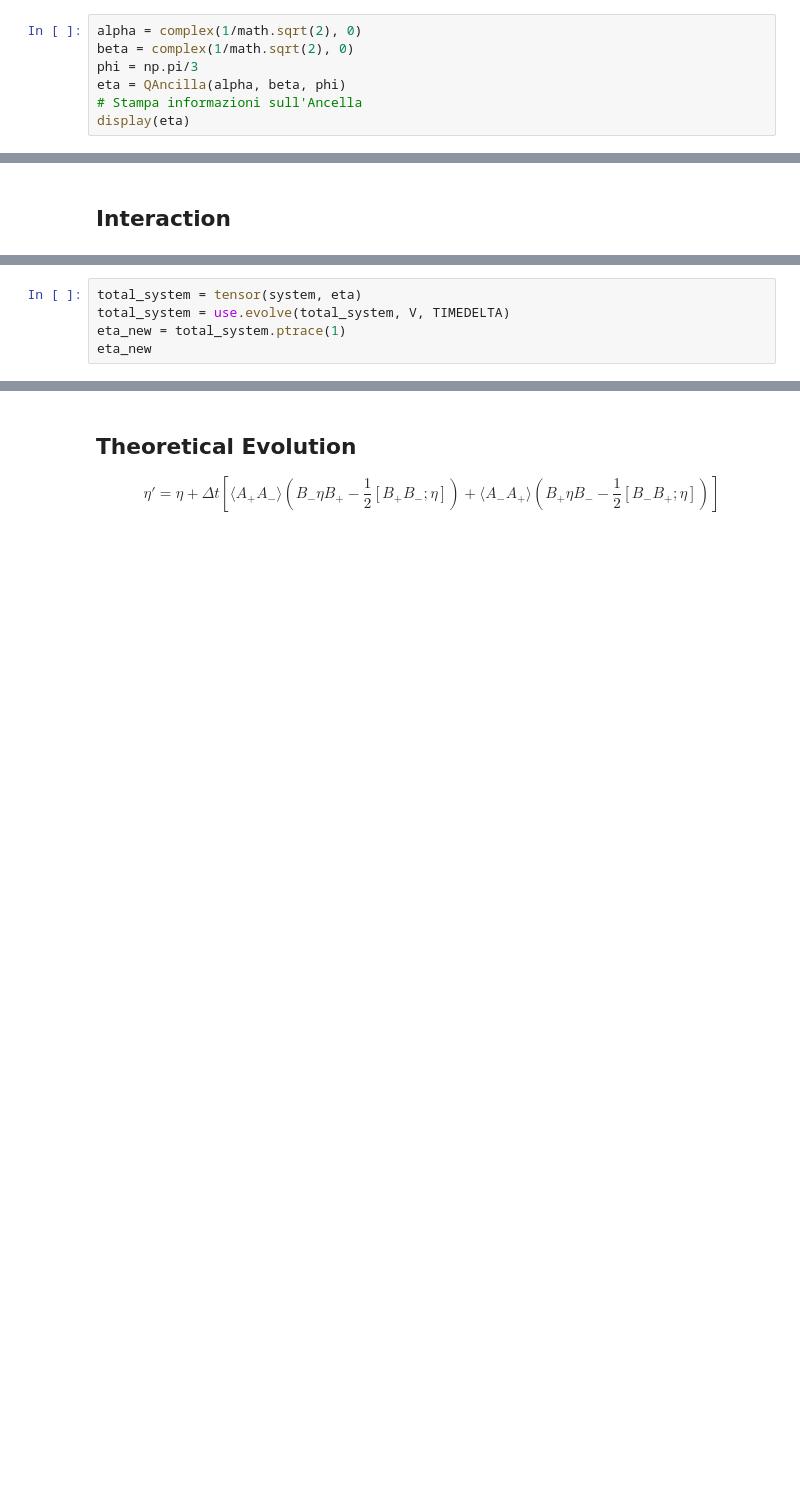
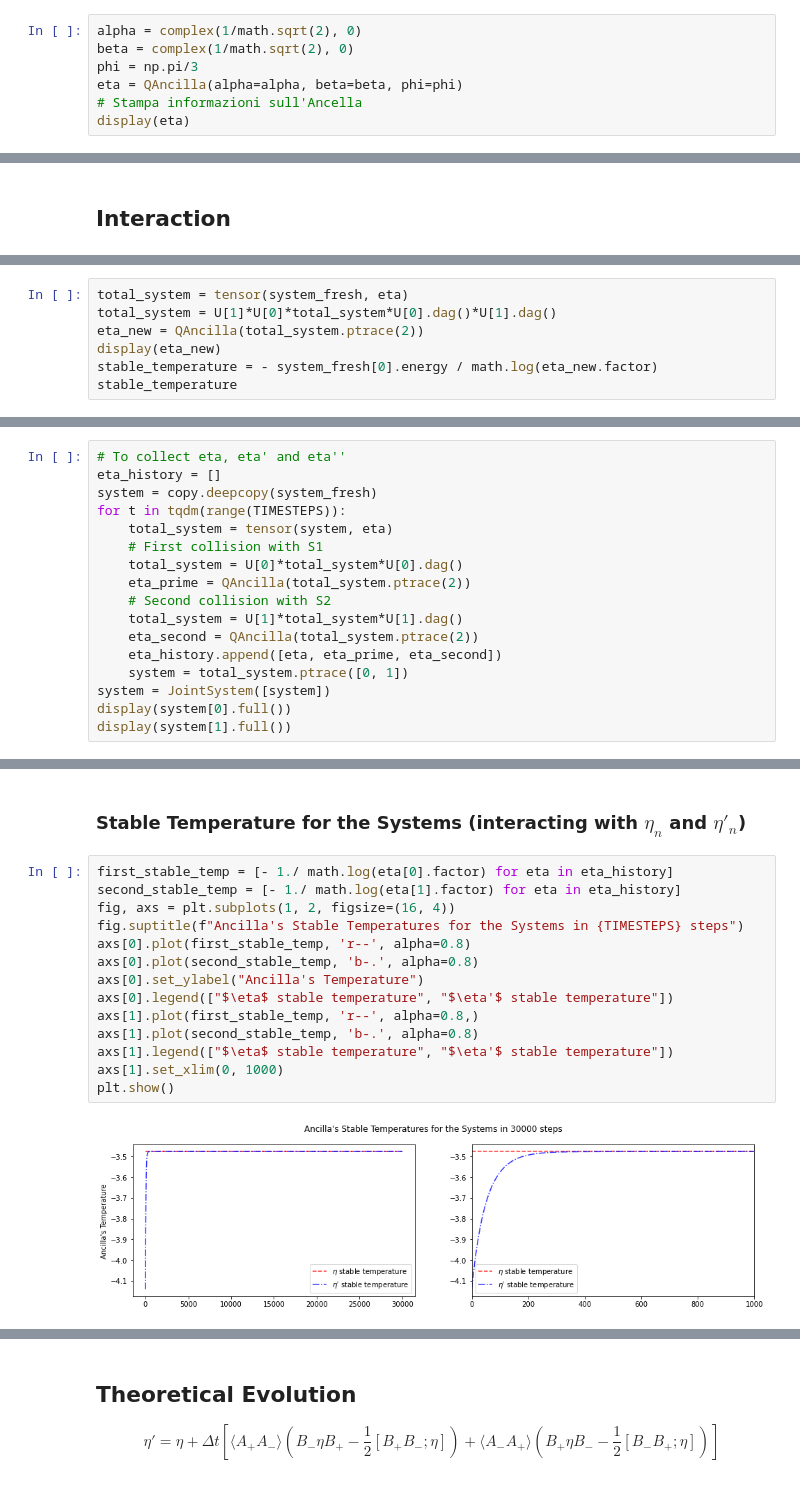
Before and after one commit to fedesss98/phaseonium-evolution, a Jupyter notebook: ancilla_evolution.ipynb, the cells around one changed output, grey strips where cells are left out. Saved outputs shown, nothing was run; the diff lists cells and outputs as text; blank space fills up the shorter version.

```diff
--- a/ancilla_evolution.ipynb
+++ b/ancilla_evolution.ipynb
@@ -54,7 +64,7 @@ Quantum object: dims = [[60], [60]], shape = (60, 60), type = oper, isherm = Tru
 alpha = complex(1/math.sqrt(2), 0)
 beta = complex(1/math.sqrt(2), 0)
 phi = np.pi/3
-eta = QAncilla(alpha, beta, phi)
+eta = QAncilla(alpha=alpha, beta=beta, phi=phi)
 # Stampa informazioni sull'Ancella
 display(eta)
 # %% [output]
@@ -75,5 +73,0 @@ V = OMEGA * ( ap_int*bp_int + am_int*bm_int )
-# %%
-total_system = tensor(system, eta)
-total_system = use.evolve(total_system, V, TIMEDELTA)
-eta_new = total_system.ptrace(1)
-eta_new
@@ -81,0 +205,7 @@ Quantum object: dims = [[3], [3]], shape = (3, 3), type = oper, isherm = True\be
+# %%
+total_system = tensor(system_fresh, eta)
+total_system = U[1]*U[0]*total_system*U[0].dag()*U[1].dag()
+eta_new = QAncilla(total_system.ptrace(2))
+display(eta_new)
+stable_temperature = - system_fresh[0].energy / math.log(eta_new.factor)
+stable_temperature
@@ -81,0 +218,17 @@ Quantum object: dims = [[3], [3]], shape = (3, 3), type = oper, isherm = True\be
+# %%
+# To collect eta, eta' and eta''
+eta_history = []
+system = copy.deepcopy(system_fresh)
+for t in tqdm(range(TIMESTEPS)):
+    total_system = tensor(system, eta)
+    # First collision with S1
+    total_system = U[0]*total_system*U[0].dag()
+    eta_prime = QAncilla(total_system.ptrace(2))
+    # Second collision with S2
+    total_system = U[1]*total_system*U[1].dag()
+    eta_second = QAncilla(total_system.ptrace(2))
+    eta_history.append([eta, eta_prime, eta_second])
+    system = total_system.ptrace([0, 1])
+system = JointSystem([system])
+display(system[0].full())
+display(system[1].full())
@@ -81,0 +278,18 @@ Quantum object: dims = [[3], [3]], shape = (3, 3), type = oper, isherm = True\be
+# %% [markdown]
+### Stable Temperature for the Systems (interacting with $\eta_n$ and $\eta'_n$)
+# %%
+first_stable_temp = [- 1./ math.log(eta[0].factor) for eta in eta_history]
+second_stable_temp = [- 1./ math.log(eta[1].factor) for eta in eta_history]
+fig, axs = plt.subplots(1, 2, figsize=(16, 4))
+fig.suptitle(f"Ancilla's Stable Temperatures for the Systems in {TIMESTEPS} steps")
+axs[0].plot(first_stable_temp, 'r--', alpha=0.8)
+axs[0].plot(second_stable_temp, 'b-.', alpha=0.8)
+axs[0].set_ylabel("Ancilla's Temperature")
+axs[0].legend(["$\eta$ stable temperature", "$\eta'$ stable temperature"])
+axs[1].plot(first_stable_temp, 'r--', alpha=0.8,)
+axs[1].plot(second_stable_temp, 'b-.', alpha=0.8)
+axs[1].legend(["$\eta$ stable temperature", "$\eta'$ stable temperature"])
+axs[1].set_xlim(0, 1000)
+plt.show()
+# %% [output]
+[figure, added]
```
Also changed, not shown: parts of 40 cells of this notebook, 13 other files.
